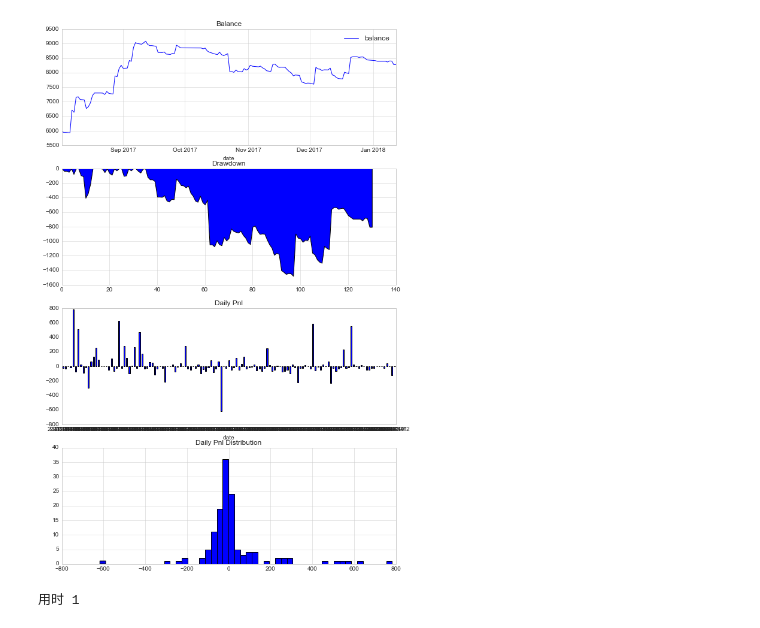
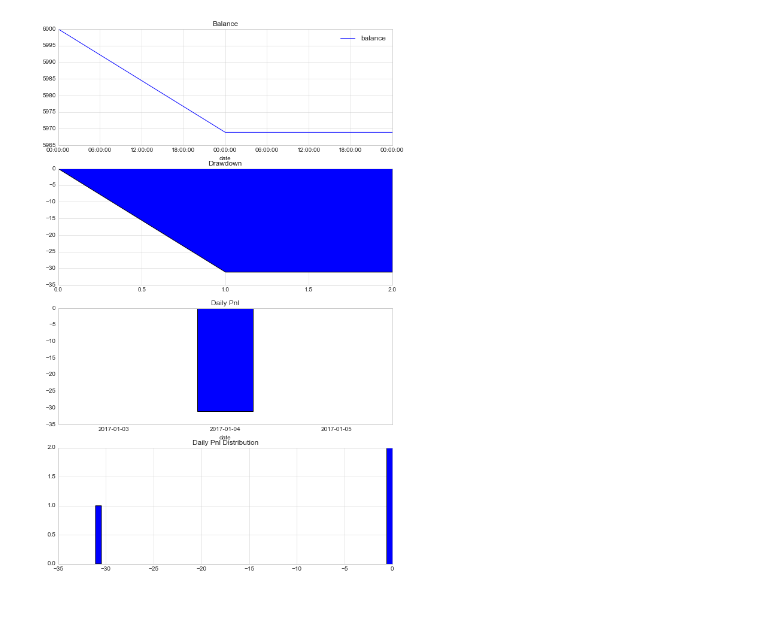
Before and after one commit to lo-e/python-for-investment, a Jupyter notebook: jupyter/Strategy/Simple.ipynb, the cells around one changed output. Saved outputs shown, nothing was run; the diff lists cells and outputs as text; code cells hidden in the pictures.

```diff
--- a/jupyter/Strategy/Simple.ipynb
+++ b/jupyter/Strategy/Simple.ipynb
@@ -19,8 +20,10 @@ class SimpleStrategy(CtaTemplate):
 
     # 策略参数
     tradeSize = 1 # 交易数量
-    startTime = time(22, 58, 26) # 趋势判断开始时间
-    endTime =  time(22, 59, 56) # 趋势判断截至时间
+    #startTime = time(22, 58, 26) # 趋势判断开始时间
+    #endTime =  time(22, 59, 56) # 趋势判断截至时间
+    startTime = time(23, 28, 26) # 趋势判断开始时间
+    endTime =  time(23, 29, 56) # 趋势判断截至时间
     outPercent = 0.1 # 移动止盈止损百分比
 
     # 策略变量
@@ -89,10 +92,10 @@ class SimpleStrategy(CtaTemplate):
     #----------------------------------------------------------------------
     def onTick(self, tick):
         """收到行情TICK推送（必须由用户继承实现）"""
-        #'''
+        '''
         if (tick.datetime.time() >= self.endTime) or (tick.datetime.time() <= time(9, 0, 20)):
             print tick.datetime, ' '*2, tick.lastPrice, ' '*2, 'ask:', tick.askPrice1, 'bid:', tick.bidPrice1
-        #'''
+        '''
 
         #撤销未成交的单
         self.cancelAll()
@@ -120,12 +123,12 @@ class SimpleStrategy(CtaTemplate):
                 if sub > 0:
                     # 开仓多头
                     self.buy(tick.lastPrice + 10, self.tradeSize) # 限价单
-                    print u'委托多头开仓', tick.datetime, '*'*2, tick.lastPrice
+                    #print u'委托多头开仓', tick.datetime, '*'*2, tick.lastPrice
 
                 elif sub < 0:
                     # 开仓空头
                     self.short(tick.lastPrice - 10, self.tradeSize) # 限价单
-                    print u'委托空头开仓', tick.datetime, '*'*2, tick.lastPrice
+                    #print u'委托空头开仓', tick.datetime, '*'*2, tick.lastPrice
         elif self.pos > 0:
             # 持有多头仓位
             '''
@@ -136,7 +139,7 @@ class SimpleStrategy(CtaTemplate):
             if tick.lastPrice <= self.highPrice * (1 - self.outPercent/100):
                 #止盈止损
                 self.sell(tick.lastPrice -10, abs(self.pos)) # 限价单
-                print u'委托平仓', tick.datetime, '*'*2, tick.lastPrice
+                #print u'委托平仓', tick.datetime, '*'*2, tick.lastPrice
                 #print u'止损'
         elif self.pos < 0:
             # 持有空头仓位
@@ -148,7 +151,7 @@ class SimpleStrategy(CtaTemplate):
             if tick.lastPrice >= self.lowPrice * (1 + self.outPercent/100):
                 #止盈止损
                 self.cover(tick.lastPrice +10, abs(self.pos)) # 限价单
-                print u'委托平仓', tick.datetime, '*'*2, tick.lastPrice
+                #print u'委托平仓', tick.datetime, '*'*2, tick.lastPrice
                 #print u'止损'
 
         if self.pos:
@@ -192,11 +195,11 @@ class SimpleStrategy(CtaTemplate):
             #print u'开仓时间======', self.todayDate.strftime('%Y-%m-%d') + ' ' + trade.tradeTime
         elif trade.offset == u'平仓':
             self.outPrice = trade.price
-            #'''
+            '''
             print u'平仓时间======', self.todayDate.strftime('%Y-%m-%d') + ' ' + trade.tradeTime
             print u'开仓价======', self.entryPrice
             print u'平仓价======', self.outPrice
-            #'''
+            '''
             sub = self.outPrice - self.entryPrice
             if trade.direction == u'多':
                 self.totalEarning -= sub
@@ -213,7 +216,7 @@ class SimpleStrategy(CtaTemplate):
                 print '='*6, u'累计盈亏 ', self.totalEarning, '='*6
                 '''
 
-            print '\n'
+            #print '\n'
 
 
     #----------------------------------------------------------------------
@@ -352,6 +377,13 @@ engine.showDailyResult(dfp, result)
 '''
 回测
 '''
+#合约代码
+code = 'i00'
+exchange = 'TB'
+vtCode = '.'.join([code, exchange])
+startDate = '20170101'
+endDate = '20170105'
+#endDate = datetime.now().strftime('%Y%m%d')
 
 #创建回测引擎实例
 engine = BacktestingEngine()
@@ -361,6 +393,9 @@ engine.setBacktestingMode(engine.TICK_MODE)
 
 #设置回测的起始日期
 engine.setStartDate(startDate, initDays = 0)
+
+#设置回测的截至日期
+engine.setEndDate(endDate)
 
 #设置产品相关参数
 engine.setSlippage(1)           #滑点设置
@@ -401,5 +436 @@ engine.showDailyResult()
-[figure, old version]
+[figure, new version]
-# %%
-print u'用时 %ld' % 1
-# %% [output]
-用时 1
```
Also changed, not shown: parts of 8 cells of this notebook, 2 other files.
